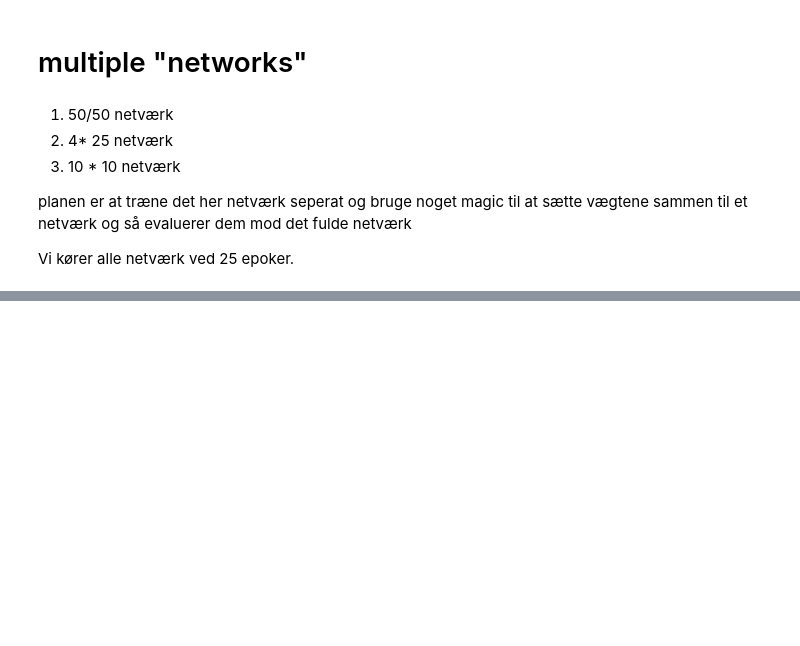
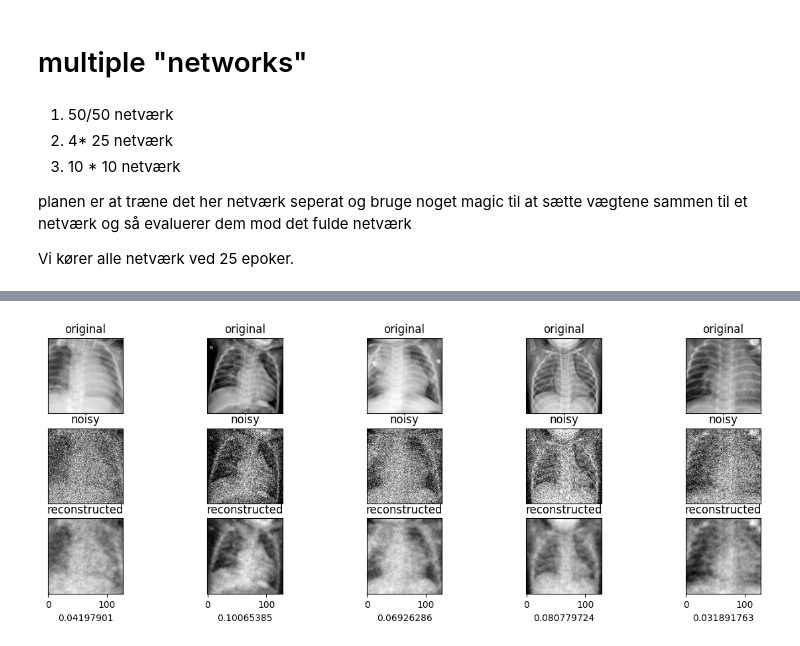
Before and after one commit to Christofferfuglkjaer/AUBachelor25, a Jupyter notebook: Kode/AE made in tensorflow.ipynb, the cells around one changed output, grey strips where cells are left out. Cells and saved outputs as stored; diff of their text form; code cells hidden in the pictures; blank space fills up the shorter version.

```diff
--- a/Kode/AE made in tensorflow.ipynb
+++ b/Kode/AE made in tensorflow.ipynb
@@ -310,0 +246,11 @@ weights_501 = autoencoder501.get_weights()
+# %%
+def generate_noise(data, noise_factor = 0.2):
+    return data + noise_factor * tf.random.normal(shape=data.shape)
+# %%
+def split_data(data, n, noise_factor = 0.2):
+    m = len(data)
+    clean_split = []
+    for i in range(n):
+        clean_split.append(data[m * i // n: m * (i + 1) // n])
+    noisy_split = [generate_noise(x, noise_factor) for x in clean_split]
+    return clean_split, noisy_split
@@ -310,0 +294,2 @@ weights_501 = autoencoder501.get_weights()
+# %%
+autoencoder = run_model(5, 5)
@@ -311,2 +314,2 @@ weights_501 = autoencoder501.get_weights()
 # %%
-decoded_imgs=autoencoder.predict(x_val_noisy501)
+decoded_imgs=autoencoder.predict(x_val_noisy)
@@ -313,34 +318,32 @@ decoded_imgs=autoencoder.predict(x_val_noisy501)
 # %%
-import matplotlib.pyplot as plt
-
-
-
 n = 5
 plt.figure(figsize=(15, 5))
 for i in range(n):
     # display original
     ax = plt.subplot(3, n, i + 1)
-    plt.imshow(x_test_501[i])
+    plt.imshow(x_val[i])
     plt.title("original")
     plt.gray()
     ax.get_xaxis().set_visible(False)
     ax.get_yaxis().set_visible(False)
 
     # display noisy
     ax = plt.subplot(3, n, i + 1 + n)
-    plt.imshow(x_testnoisy_501[i])
+    plt.imshow(x_val_noisy[i])
     plt.title("noisy")
     plt.gray()
     ax.get_xaxis().set_visible(False)
     ax.get_yaxis().set_visible(False)
 
     # display reconstruction
     ax = plt.subplot(3, n, i + 1 + 2 * n)
     plt.imshow(decoded_imgs[i])
     plt.title("reconstructed")
     plt.gray()
     ax.get_xaxis().set_visible(True)
-    plt.xlabel(mse(x_test_501[i], decoded_imgs[i]))
+    plt.xlabel(mse(x_test[i], decoded_imgs[i]))
     ax.get_yaxis().set_visible(False)
 
 plt.show()
+# %% [output]
+[figure, added]
```
Also changed, not shown: parts of 35 cells of this notebook.
